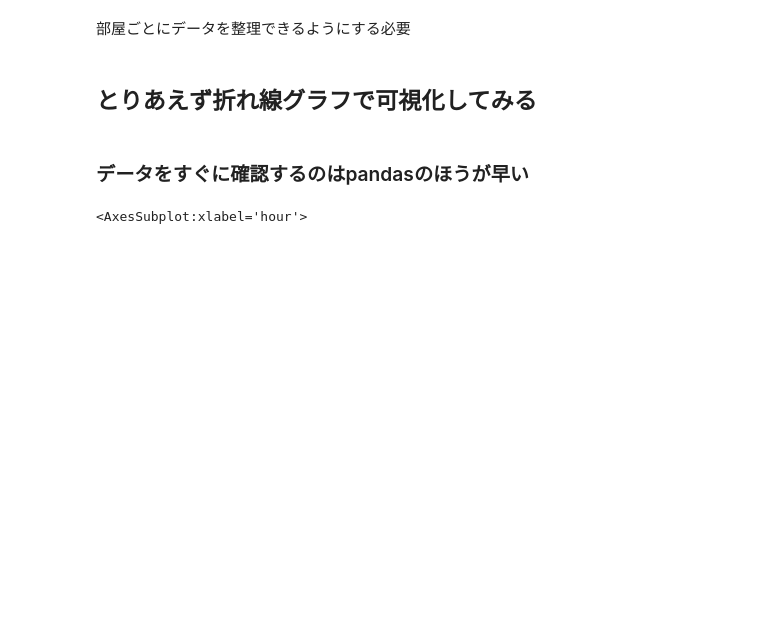
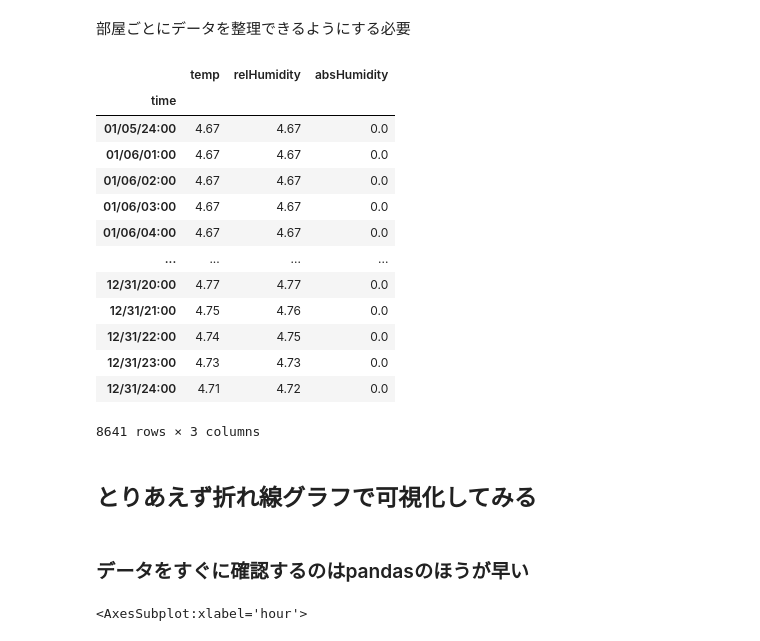
Before and after one commit to katsuya0719/therb-notebook, a Jupyter notebook: 時系列データ分析.ipynb, the cells around one changed output. Cells and saved outputs as stored; diff of their text form; code cells hidden in the pictures; blank space fills up the shorter version.

```diff
--- a/時系列データ分析.ipynb
+++ b/時系列データ分析.ipynb
@@ -42,3 +63,20 @@ df = convertToDataframe(resultData[0]['results'])
+# %%
+df_room2
+# %% [output]
+|  | temp | relHumidity | absHumidity |
+| time |  |  |  |
+| 01/05/24:00 | 4.67 | 4.67 | 0.0 |
+| 01/06/01:00 | 4.67 | 4.67 | 0.0 |
+| 01/06/02:00 | 4.67 | 4.67 | 0.0 |
+| 01/06/03:00 | 4.67 | 4.67 | 0.0 |
+| 01/06/04:00 | 4.67 | 4.67 | 0.0 |
+| ... | ... | ... | ... |
+| 12/31/20:00 | 4.77 | 4.77 | 0.0 |
+| 12/31/21:00 | 4.75 | 4.76 | 0.0 |
+| 12/31/22:00 | 4.74 | 4.75 | 0.0 |
+| 12/31/23:00 | 4.73 | 4.73 | 0.0 |
+| 12/31/24:00 | 4.71 | 4.72 | 0.0 |
+8641 rows × 3 columns
 # %% [markdown]
 ## とりあえず折れ線グラフで可視化してみる
 # %%
```
Also changed, not shown: parts of 12 cells of this notebook, 1 other file.
